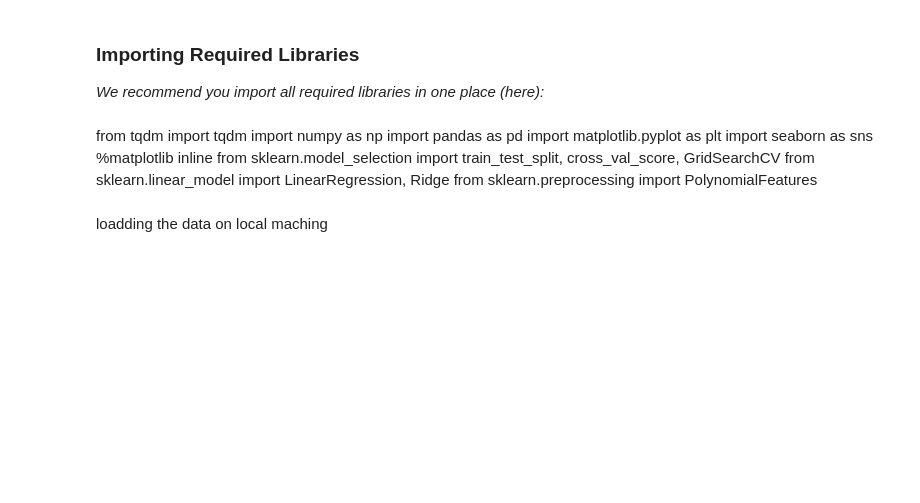
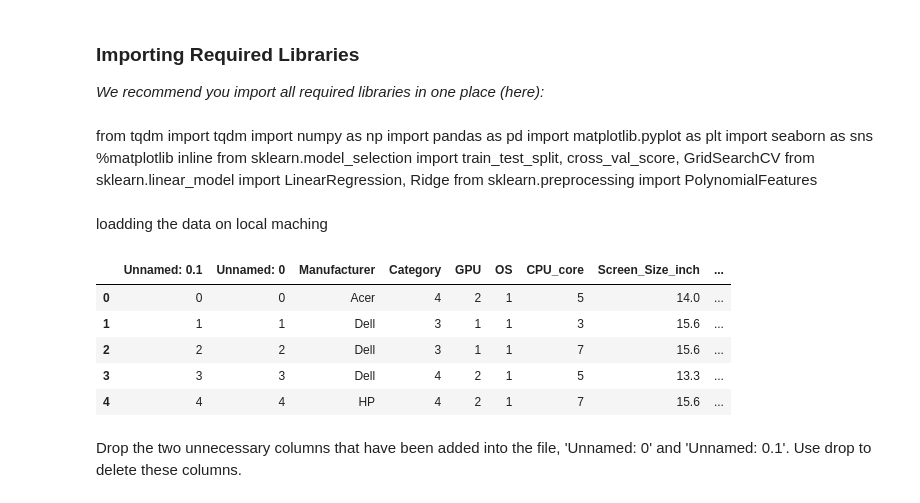
Before and after one commit to TechLateef/Model_evaluation, a Jupyter notebook: Model_evalution_laptop_price.ipynb, the cells around one changed output. Drawn from its saved outputs; the diff is of its cells as text; code cells hidden in the pictures; blank space fills up the shorter version.

```diff
--- a/Model_evalution_laptop_price.ipynb
+++ b/Model_evalution_laptop_price.ipynb
@@ -46,5 +46,16 @@ from sklearn.preprocessing import PolynomialFeatures
 loadding the data on local maching
 # %%
 filepath = 'https://cf-courses-data.s3.us.cloud-object-storage.appdomain.cloud/IBMDeveloperSkillsNetwork-DA0101EN-Coursera/laptop_pricing_dataset_mod2.csv'
-df = pd.read_csv(filepath, header=None)
+df = pd.read_csv(filepath, header=0)
 file = df.to_csv('laptops.csv')
+# %%
+df.head()
+# %% [output]
+|  | Unnamed: 0.1 | Unnamed: 0 | Manufacturer | Category | GPU | OS | CPU_core | Screen_Size_inch | ... |
+| 0 | 0 | 0 | Acer | 4 | 2 | 1 | 5 | 14.0 | ... |
+| 1 | 1 | 1 | Dell | 3 | 1 | 1 | 3 | 15.6 | ... |
+| 2 | 2 | 2 | Dell | 3 | 1 | 1 | 7 | 15.6 | ... |
+| 3 | 3 | 3 | Dell | 4 | 2 | 1 | 5 | 13.3 | ... |
+| 4 | 4 | 4 | HP | 4 | 2 | 1 | 7 | 15.6 | ... |
+# %% [markdown]
+Drop the two unnecessary columns that have been added into the file, 'Unnamed: 0' and 'Unnamed: 0.1'. Use drop to delete these columns.
```
Also changed, not shown: parts of 32 cells of this notebook, 1 other file.
